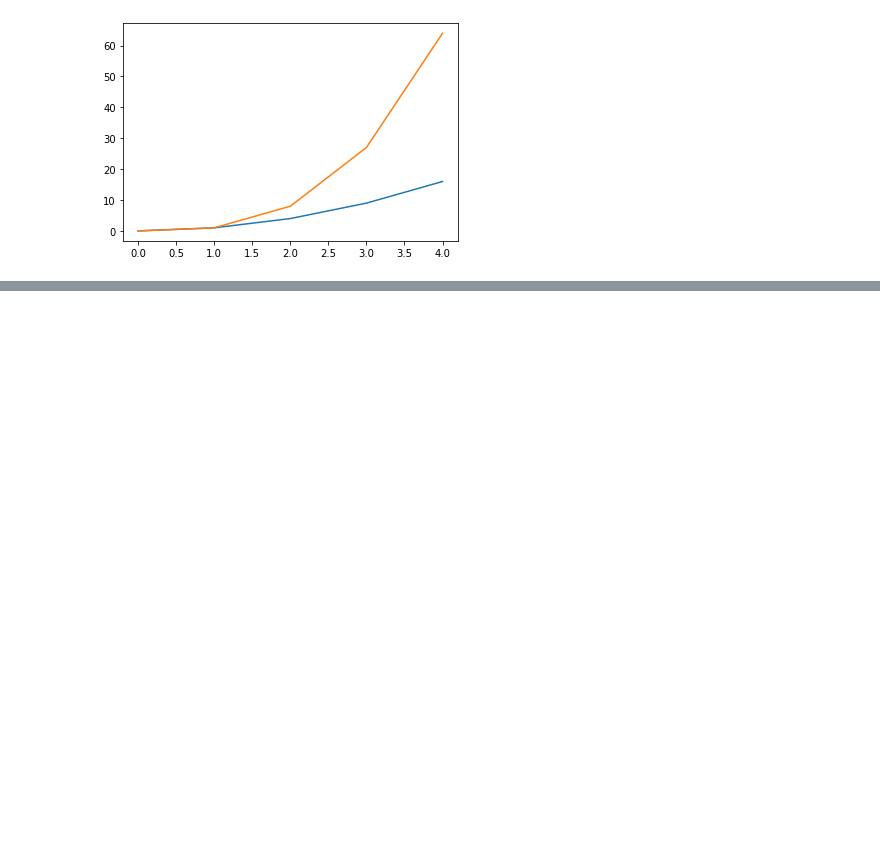
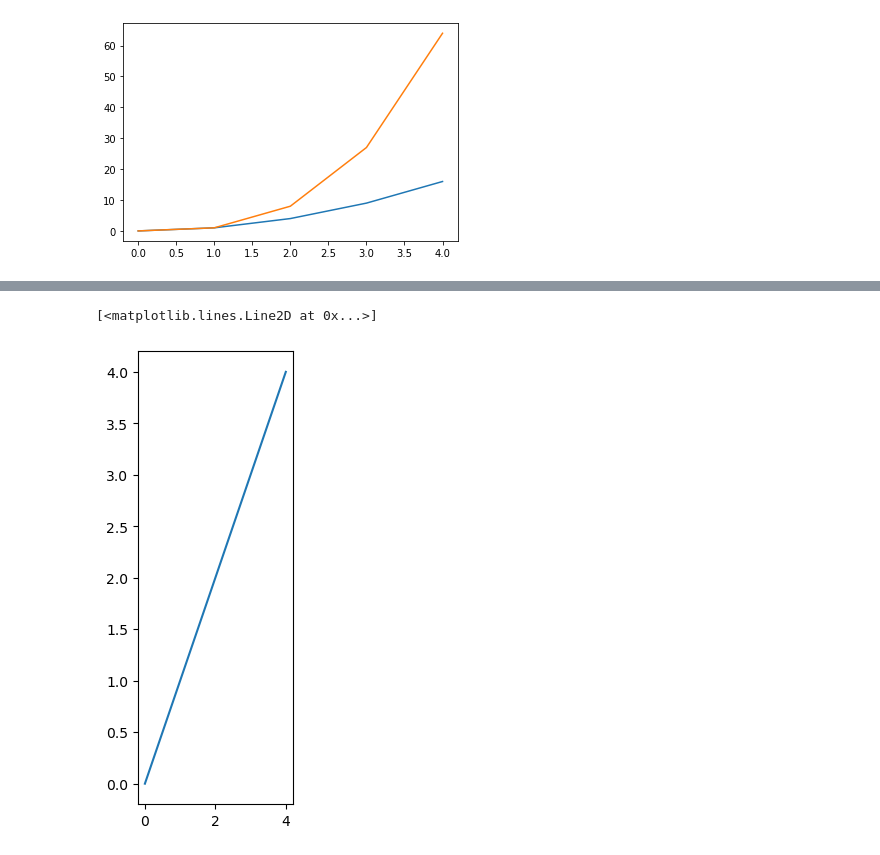
Before and after one commit to rigole/Data-Science-Revision-2023, a Jupyter notebook: matplotlib.ipynb, the cells around one changed output, grey strips where cells are left out. Cells and saved outputs as stored; diff of their text form; code cells hidden in the pictures; blank space fills up the shorter version.

```diff
--- a/matplotlib.ipynb
+++ b/matplotlib.ipynb
@@ -46,0 +53,6 @@ plt.plot(nums, nums**3);
+# %%
+plt.figure(figsize=(2,6), dpi=100)
+plt.plot(nums, nums)
+# %% [output]
+[<matplotlib.lines.Line2D at 0x...>]
+[figure, added]
```
Also changed, not shown: parts of 2 cells of this notebook.
